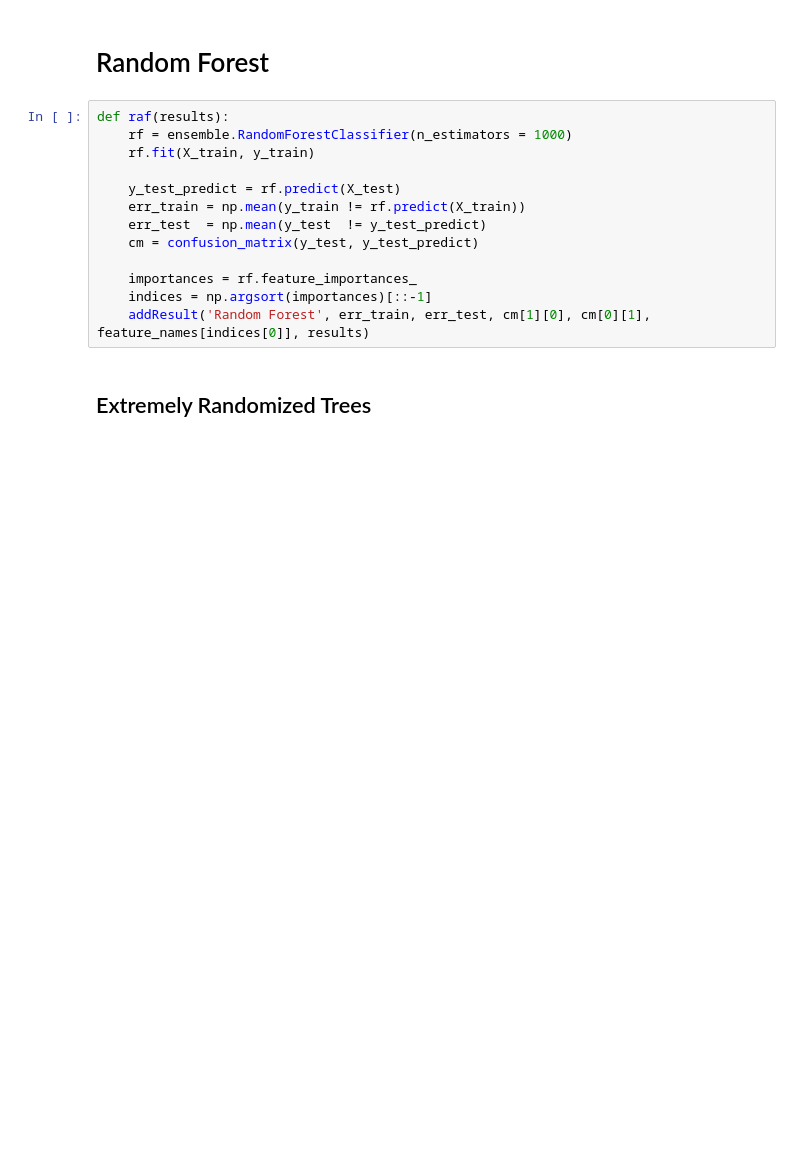
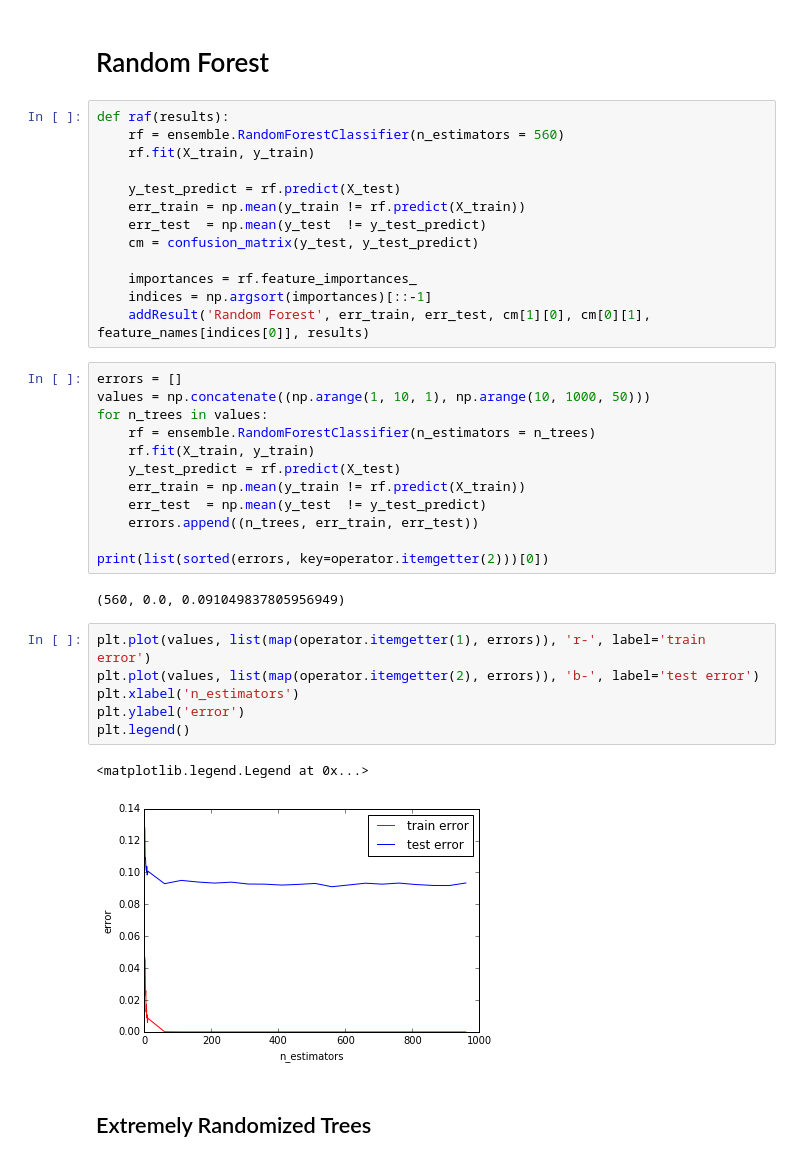
Before and after one commit to joistick11/data-mining-course, a Jupyter notebook: Vorontsov, 1st lab.ipynb, the cells around one changed output. Saved outputs shown, nothing was run; the diff lists cells and outputs as text; blank space fills up the shorter version.

```diff
--- a/Vorontsov, 1st lab.ipynb
+++ b/Vorontsov, 1st lab.ipynb
@@ -490,7 +518,7 @@ def svc(results):
 # Random Forest
 # %%
 def raf(results):
-    rf = ensemble.RandomForestClassifier(n_estimators = 1000)
+    rf = ensemble.RandomForestClassifier(n_estimators = 560)
     rf.fit(X_train, y_train)
 
     y_test_predict = rf.predict(X_test)
@@ -501,6 +529,29 @@ def raf(results):
     importances = rf.feature_importances_
     indices = np.argsort(importances)[::-1]
     addResult('Random Forest', err_train, err_test, cm[1][0], cm[0][1], feature_names[indices[0]], results)
+# %%
+errors = []
+values = np.concatenate((np.arange(1, 10, 1), np.arange(10, 1000, 50)))
+for n_trees in values:
+    rf = ensemble.RandomForestClassifier(n_estimators = n_trees)
+    rf.fit(X_train, y_train)
+    y_test_predict = rf.predict(X_test)
+    err_train = np.mean(y_train != rf.predict(X_train))
+    err_test  = np.mean(y_test  != y_test_predict)
+    errors.append((n_trees, err_train, err_test))
+
+print(list(sorted(errors, key=operator.itemgetter(2)))[0])
+# %% [output]
+(560, 0.0, 0.091049837805956949)
+# %%
+plt.plot(values, list(map(operator.itemgetter(1), errors)), 'r-', label='train error')
+plt.plot(values, list(map(operator.itemgetter(2), errors)), 'b-', label='test error')
+plt.xlabel('n_estimators')
+plt.ylabel('error')
+plt.legend()
+# %% [output]
+<matplotlib.legend.Legend at 0x...>
+[figure, added]
 # %% [markdown]
 ## Extremely Randomized Trees
 # %%
```
Also changed, not shown: parts of 26 cells of this notebook.
